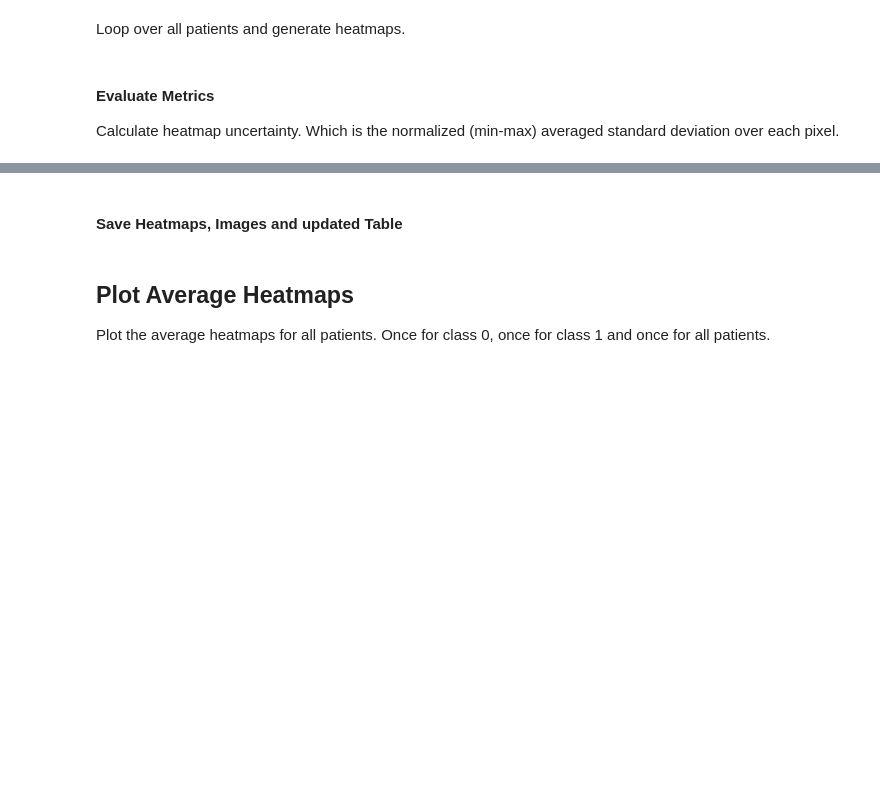
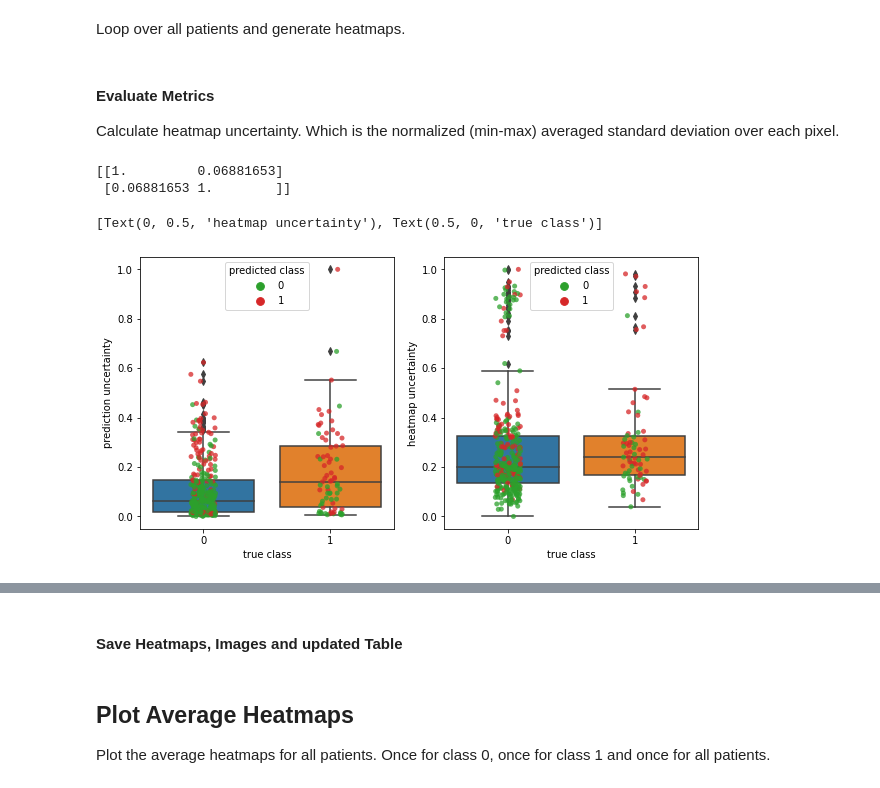
Before and after one commit to Mauwrice/explainable_AI, a Jupyter notebook: generate_all_heatmaps_CIB.ipynb, the cells around one changed output, grey strips where cells are left out. Saved outputs shown, nothing was run; the diff lists cells and outputs as text; code cells hidden in the pictures; blank space fills up the shorter version.

```diff
--- a/generate_all_heatmaps_CIB.ipynb
+++ b/generate_all_heatmaps_CIB.ipynb
@@ -77,8 +83,9 @@ generate_pictures = True # should the pictures be generated (else loaded)
 only_wrong_out = False # should the generated pdf only contain the wrong predictions (else all)
 
 hm_type = "gc" # gc or oc => gradcam or occlusion
+hm_mode = "avg" # avg or wgt => average or weighted heatmap
 
-pred_hm_only = True   # if true heatmap of prediction will be generated else positive and negative heatmaps are shown
+pred_hm_only = False   # if true heatmap of prediction will be generated else positive and negative heatmaps are shown
 last_layer_only = True # Default = True, only last layer will be used for gradcam else once last and once all layers
 
 # Define Model Version
@@ -86,7 +93,7 @@ model_version = 1
 
 # define paths
 WEIGHT_DIR, DATA_OUTPUT_DIR, PIC_OUTPUT_DIR, pic_save_name = rdat.dir_setup(
-    OUTPUT_DIR, version, model_version,
+    OUTPUT_DIR, version, model_version, weight_mode = hm_mode,
     hm_type = hm_type, ending = "_predcl" if pred_hm_only else "_bothcl")
 
 WEIGHT_DIR = INPUT_DIR + "/weights/" + version + "/"
@@ -194,23 +238,31 @@ if hm_type == "oc":
     print('number of occlusions per model: ', num_occlusion)
     print("number of occlusions per axis: ", ((np.array(res_images.shape[1:4]) - occ_size) / occ_stride) + 1)
 
+if hm_mode == "avg":
+    y_pred_cl = "y_pred_class_avg"
+    model_mode = "mean"
+elif hm_mode == "wgt":
+    y_pred_cl = "y_pred_class_avg_w"
+    model_mode = "weighted"
+
 if generate_heatmap_and_save:
 
     heatmaps_lc = []
     max_hm_slices_lc = []
     hm_mean_stds_lc = []
+    all_heatmaps_lc = []
 
     heatmaps_ac = []
     max_hm_slices_ac = []
     hm_mean_stds_ac = []
+    all_heatmaps_ac = []
 
     resized_imgs = []
 
-    model_mode = "mean"
     for i in tqdm(range(len(res_table))):
         # define if and how heatmap should be inverted
         if pred_hm_only and hm_type == "gc":
-            invert_hm = "all" if res_table.y_pred_class[i] == 0 else "none"
+            invert_hm = "all" if res_table[y_pred_cl][i] == 0 else "none"
         elif not pred_hm_only and hm_type == "gc":
             invert_hm = "none"
         elif pred_hm_only and hm_type == "oc":
@@ -219,7 +271,7 @@ if generate_heatmap_and_save:
             invert_hm = "never"
 
         if hm_type == "gc":
-            heatmap, resized_img, max_hm_slice, hm_mean_std = gc.multi_models_grad_cam_3d(
+            heatmap, resized_img, max_hm_slice, hm_mean_std, all_heatmaps = gc.multi_models_grad_cam_3d(
                 img = res_images[i:i+1],
                 model_names = res_model_names[i],
                 cnn = model_3d,
@@ -242,9 +294,10 @@ if generate_heatmap_and_save:
         heatmaps_lc.append(heatmap)
         max_hm_slices_lc.append(max_hm_slice)
         hm_mean_stds_lc.append(hm_mean_std)
+        all_heatmaps_lc.append(all_heatmaps)
 
         if not last_layer_only and hm_type == "gc":
-            heatmap, resized_img, max_hm_slice, hm_mean_std = gc.multi_models_grad_cam_3d(
+            heatmap, resized_img, max_hm_slice, hm_mean_std, all_heatmaps = gc.multi_models_grad_cam_3d(
             img = res_images[i:i+1],
             cnn = model_3d,
             model_names = res_model_names[i],
@@ -257,6 +310,7 @@ if generate_heatmap_and_save:
             heatmaps_ac.append(heatmap)
             max_hm_slices_ac.append(max_hm_slice)
             hm_mean_stds_ac.append(hm_mean_std)
+            all_heatmaps_ac.append(all_heatmaps)
 
         resized_imgs.append(resized_img)
 
@@ -288,6 +342,9 @@ if not last_layer_only and hm_type == "gc":
     print(np.corrcoef(res_table["heatmap_unc_avg_layer"], res_table["heatmap_unc_last_layer"]))
     print(np.corrcoef(res_table["y_pred_unc"], res_table["heatmap_unc_avg_layer"]))
 print(np.corrcoef(res_table["y_pred_unc"], res_table["heatmap_unc_last_layer"]))
+# %% [output]
+[[1.         0.06881653]
+ [0.06881653 1.        ]]
 # %%
 if not last_layer_only and hm_type == "gc":
     fig, (ax1, ax2, ax3) = plt.subplots(1,3, figsize = (15, 5))
@@ -300,42 +357,45 @@ sns.boxplot(x = "unfavorable",
     ax = ax1)
 sns.stripplot(x = "unfavorable",
     y = "y_pred_unc",
-    hue = 'y_pred_class',
+    hue = y_pred_cl,
     alpha = 0.75,
     palette=["C2", "C3"],
     data = res_table,
     ax = ax1)
 ax1.legend(title='predicted class', loc='upper center')
 ax1.set(xlabel='true class', ylabel='prediction uncertainty')
 
 if not last_layer_only:
     sns.boxplot(x = "unfavorable",
         y = "heatmap_unc_avg_layer",
         data = res_table,
         ax = ax2)
     sns.stripplot(x = "unfavorable",
         y = "heatmap_unc_avg_layer",
-        hue = 'y_pred_class',
+        hue = y_pred_cl,
         alpha = 0.75,
         palette=["C2", "C3"],
         data = res_table,
         ax = ax2)
     ax2.legend(title='predicted class', loc='upper center')
     ax2.set(xlabel='true class', ylabel='heatmap uncertainty avg layer')
 
 sns.boxplot(x = "unfavorable",
     y = "heatmap_unc_last_layer",
     data = res_table,
     ax = ax3)
 sns.stripplot(x = "unfavorable",
     y = "heatmap_unc_last_layer",
-    hue = 'y_pred_class',
+    hue = y_pred_cl,
     alpha = 0.75,
     palette=["C2", "C3"],
     data = res_table,
     ax = ax3)
 ax3.legend(title='predicted class', loc='upper center')
 ax3.set(xlabel='true class', ylabel='heatmap uncertainty')
+# %% [output]
+[Text(0, 0.5, 'heatmap uncertainty'), Text(0.5, 0, 'true class')]
+[figure, added]
 # %%
 sns.scatterplot(
            x = "heatmap_unc_last_layer",
```
Also changed, not shown: parts of 18 cells of this notebook, 7 other files.
